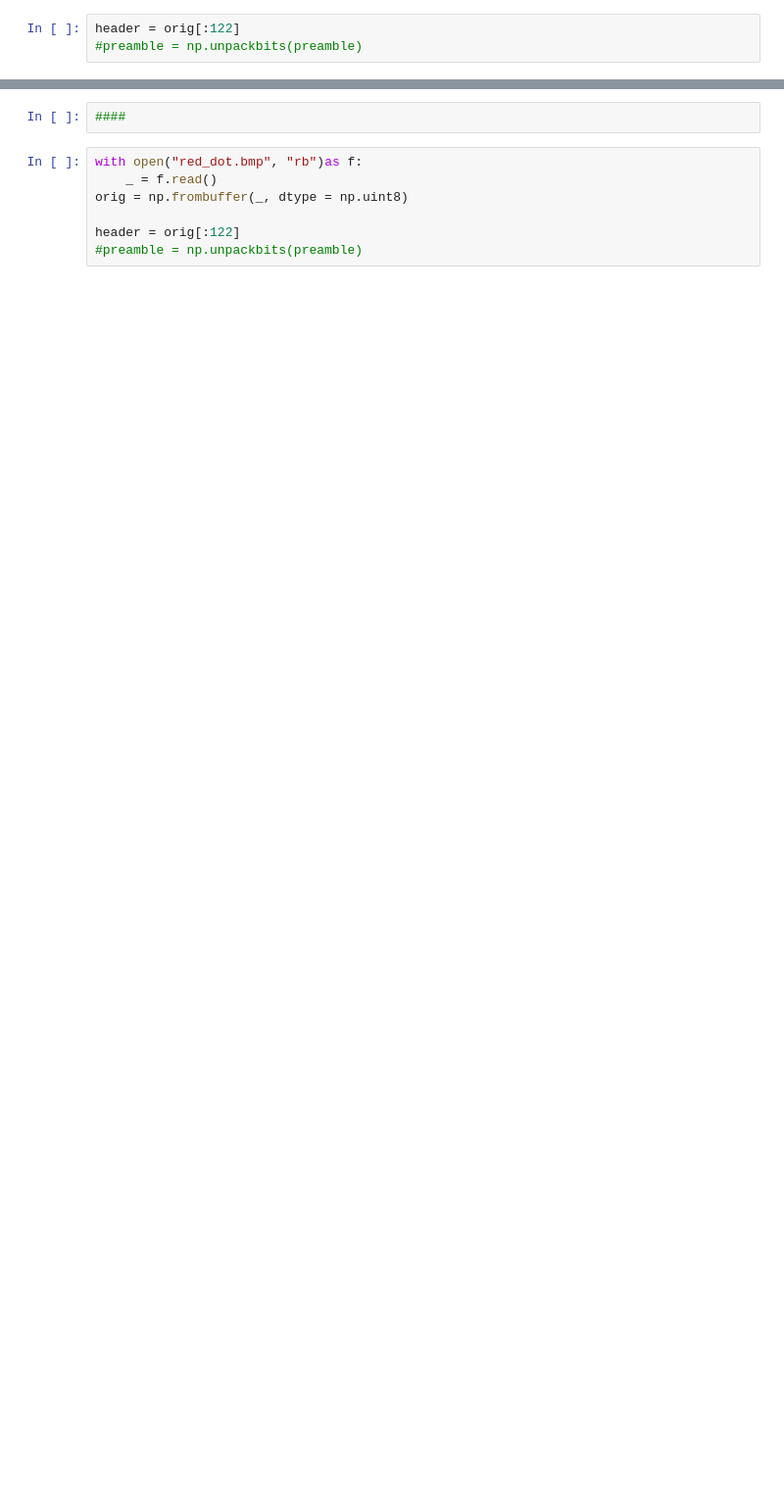
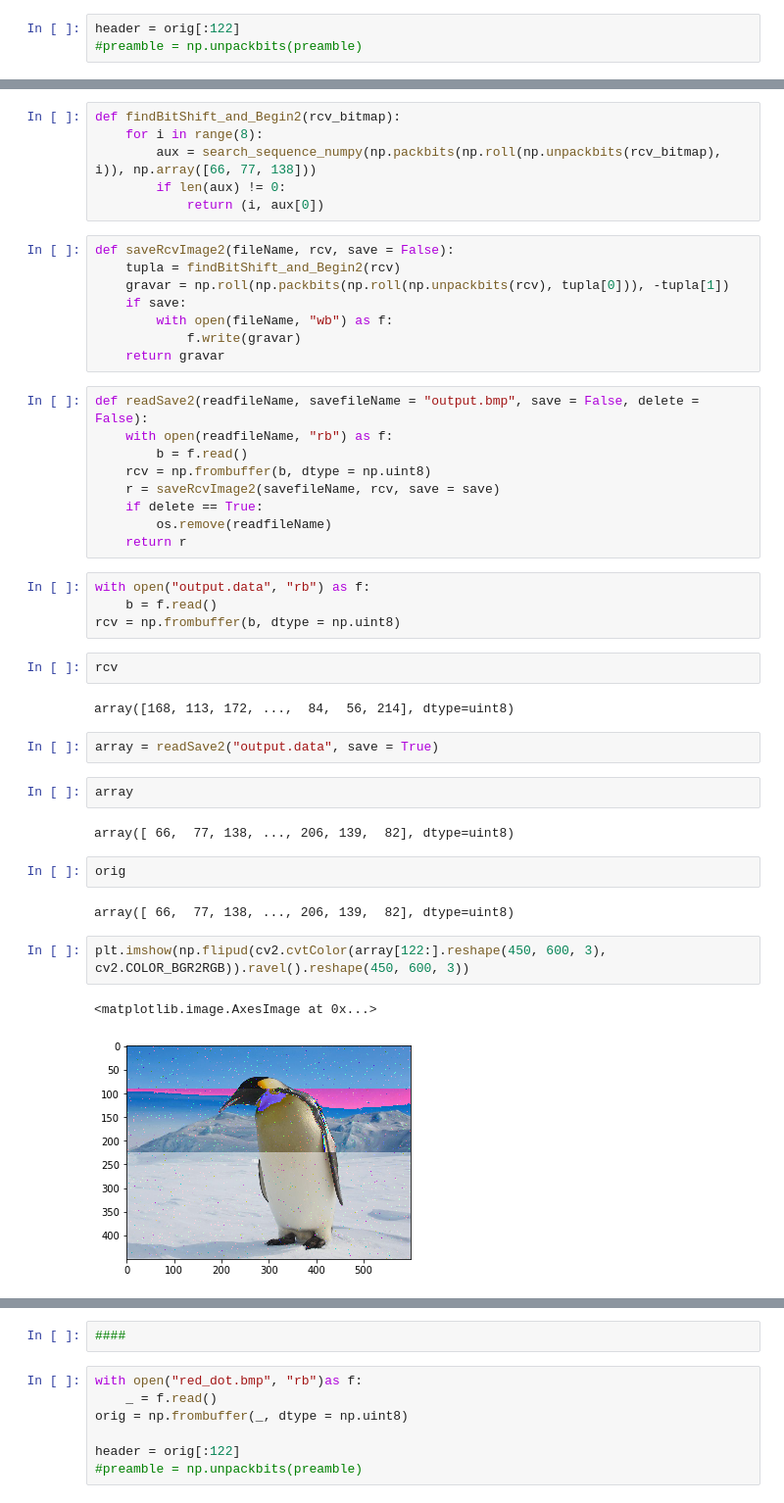
Before and after one commit to rafaelmcam/gr-ITpp, a Jupyter notebook: examples/Simulação BPSK/Transmissão RedDot Usando ConstellationMod/DBPSK.ipynb, the cells around one changed output, grey strips where cells are left out. Shown: that part at 98% size. Cells and saved outputs as stored; diff of their text form; blank space fills up the shorter version.

Commit message:
Investigação Insert/Delet. Edit Score sem pacotes.

```diff
--- a/examples/Simulação BPSK/Transmissão RedDot Usando ConstellationMod/DBPSK.ipynb
+++ b/examples/Simulação BPSK/Transmissão RedDot Usando ConstellationMod/DBPSK.ipynb
@@ -23,0 +26,46 @@ Wall time: 17.5 s
+# %%
+def findBitShift_and_Begin2(rcv_bitmap):
+    for i in range(8):
+        aux = search_sequence_numpy(np.packbits(np.roll(np.unpackbits(rcv_bitmap), i)), np.array([66, 77, 138]))
+        if len(aux) != 0:
+            return (i, aux[0])
+# %%
+def saveRcvImage2(fileName, rcv, save = False):
+    tupla = findBitShift_and_Begin2(rcv)
+    gravar = np.roll(np.packbits(np.roll(np.unpackbits(rcv), tupla[0])), -tupla[1])
+    if save:
+        with open(fileName, "wb") as f:
+            f.write(gravar)
+    return gravar
+# %%
+def readSave2(readfileName, savefileName = "output.bmp", save = False, delete = False):
+    with open(readfileName, "rb") as f:
+        b = f.read()
+    rcv = np.frombuffer(b, dtype = np.uint8)
+    r = saveRcvImage2(savefileName, rcv, save = save)
+    if delete == True:
+        os.remove(readfileName)
+    return r
+# %%
+with open("output.data", "rb") as f:
+    b = f.read()
+rcv = np.frombuffer(b, dtype = np.uint8)
+# %%
+rcv
+# %% [output]
+array([168, 113, 172, ...,  84,  56, 214], dtype=uint8)
+# %%
+array = readSave2("output.data", save = True)
+# %%
+array
+# %% [output]
+array([ 66,  77, 138, ..., 206, 139,  82], dtype=uint8)
+# %%
+orig
+# %% [output]
+array([ 66,  77, 138, ..., 206, 139,  82], dtype=uint8)
+# %%
+plt.imshow(np.flipud(cv2.cvtColor(array[122:].reshape(450, 600, 3), cv2.COLOR_BGR2RGB)).ravel().reshape(450, 600, 3))
+# %% [output]
+<matplotlib.image.AxesImage at 0x...>
+[figure, added]
```
Also changed, not shown: parts of 32 cells of this notebook, 5 other files.
